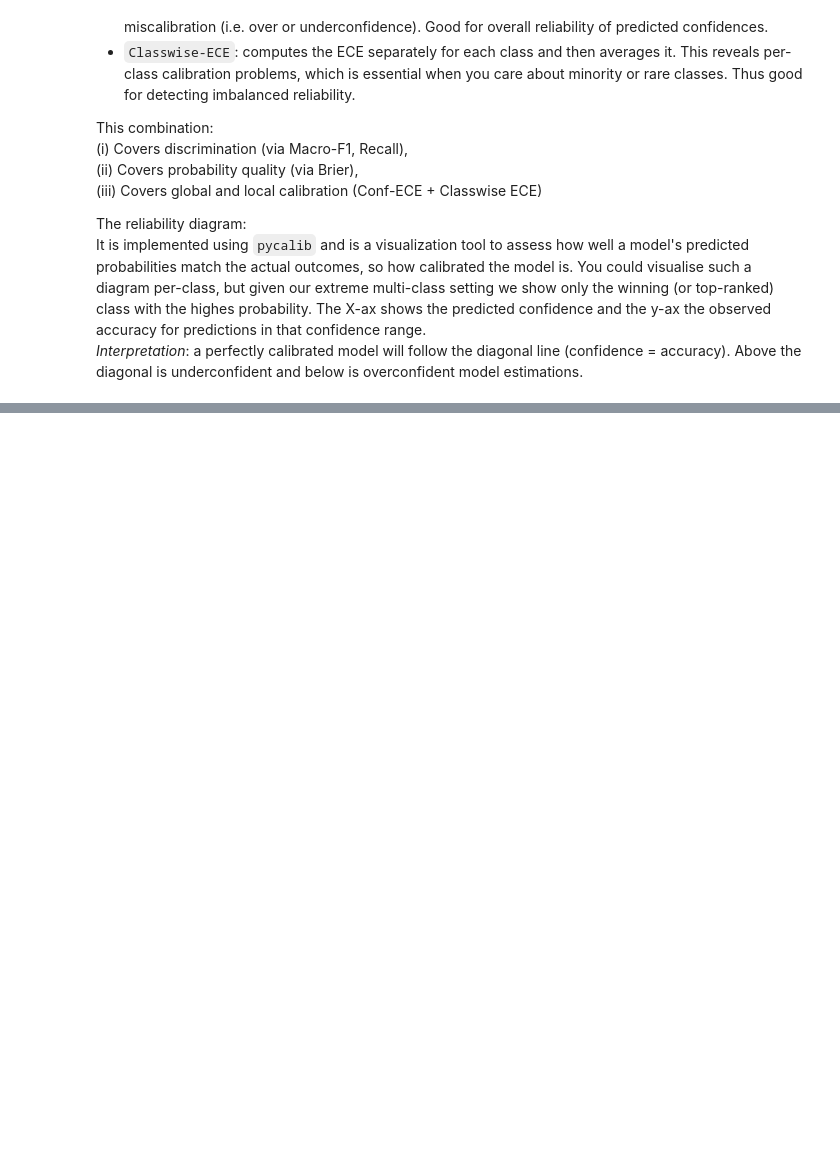
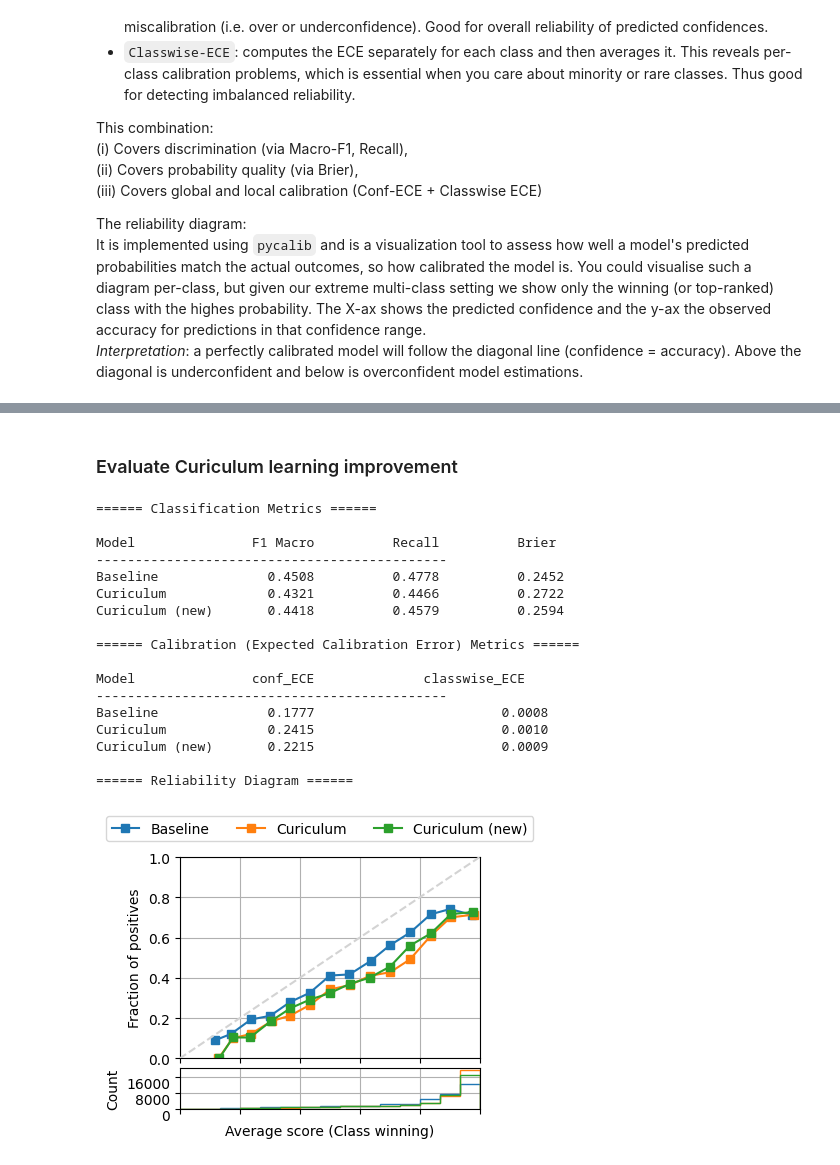
Before and after one commit to luuk005/uncertainty-aware-diagnosis, a Jupyter notebook: calibration_demo.ipynb, the cells around one changed output, grey strips where cells are left out. Cells and saved outputs as stored; diff of their text form; code cells hidden in the pictures; blank space fills up the shorter version.

Commit message:
Add Curriculum data scheduling and training paradigm

```diff
--- a/calibration_demo.ipynb
+++ b/calibration_demo.ipynb
@@ -347,0 +399,9 @@ Dirichlet             0.1746                        0.0008
+# %%
+# compute difficulties
+model.eval()
+with torch.no_grad():
+    logits_train = model.predict_logits(train.X)
+
+probs_calibr = dirichlet.predict_proba(logits_train)
+conf_train = probs_calibr.max(axis=1)
+difficulties = 1.0 - torch.tensor(conf_train, dtype=torch.float32)
@@ -348,3 +518,58 @@ Dirichlet             0.1746                        0.0008
+# %% [markdown]
+### Evaluate Curiculum learning improvement
+# %%
+# calibrate new model
+curriculum_model.eval()
+logits_cal = curriculum_model.predict_logits(calibration.X)  # shape (n_val, n_classes)
+dirichlet = DirichletCalibration(num_classes=logits_cal.shape[1], device=device)
+dirichlet.fit(logits_cal, calibration.y.numpy())
+
+# compute test probs with new model
+with torch.no_grad():
+    logits_train = curriculum_model.predict_logits(test.X)
+
+if continue_training:
+    probs_curiculum = dirichlet.predict_proba(logits_train)
+else:
+    probs_curiculum_new = dirichlet.predict_proba(logits_train)
+# %%
+# Instantiate the evaluator
+num_classes = len(test.classes)
+evaluator = Evaluator(num_classes=num_classes)
+
+# Prepare the dictionary of model outputs
+bins = 15 # used for ECE
+prob_dict = {
+    "Baseline": probs_dir,
+    "Curiculum": probs_curiculum,
+    "Curiculum (new)": probs_curiculum_new,
+}
+
+# Evaluate everything: prints F1, Recall, Brier, ECE, and shows plot
+results, ece_scores = evaluator.evaluate_all(
+    y_true=test.y,
+    prob_dict=prob_dict,
+    bins=bins
+)
+# %% [output]
+====== Classification Metrics ======
+
+Model               F1 Macro          Recall          Brier
+---------------------------------------------
+Baseline              0.4508          0.4778          0.2452
+Curiculum             0.4321          0.4466          0.2722
+Curiculum (new)       0.4418          0.4579          0.2594
+
+====== Calibration (Expected Calibration Error) Metrics ======
+
+Model               conf_ECE              classwise_ECE
+---------------------------------------------
+Baseline              0.1777                        0.0008
+Curiculum             0.2415                        0.0010
+Curiculum (new)       0.2215                        0.0009
+
+====== Reliability Diagram ======
+[figure, added]
 # %% [markdown]
 # Active learning
 
```
Also changed, not shown: parts of 20 cells of this notebook, 4 other files.
